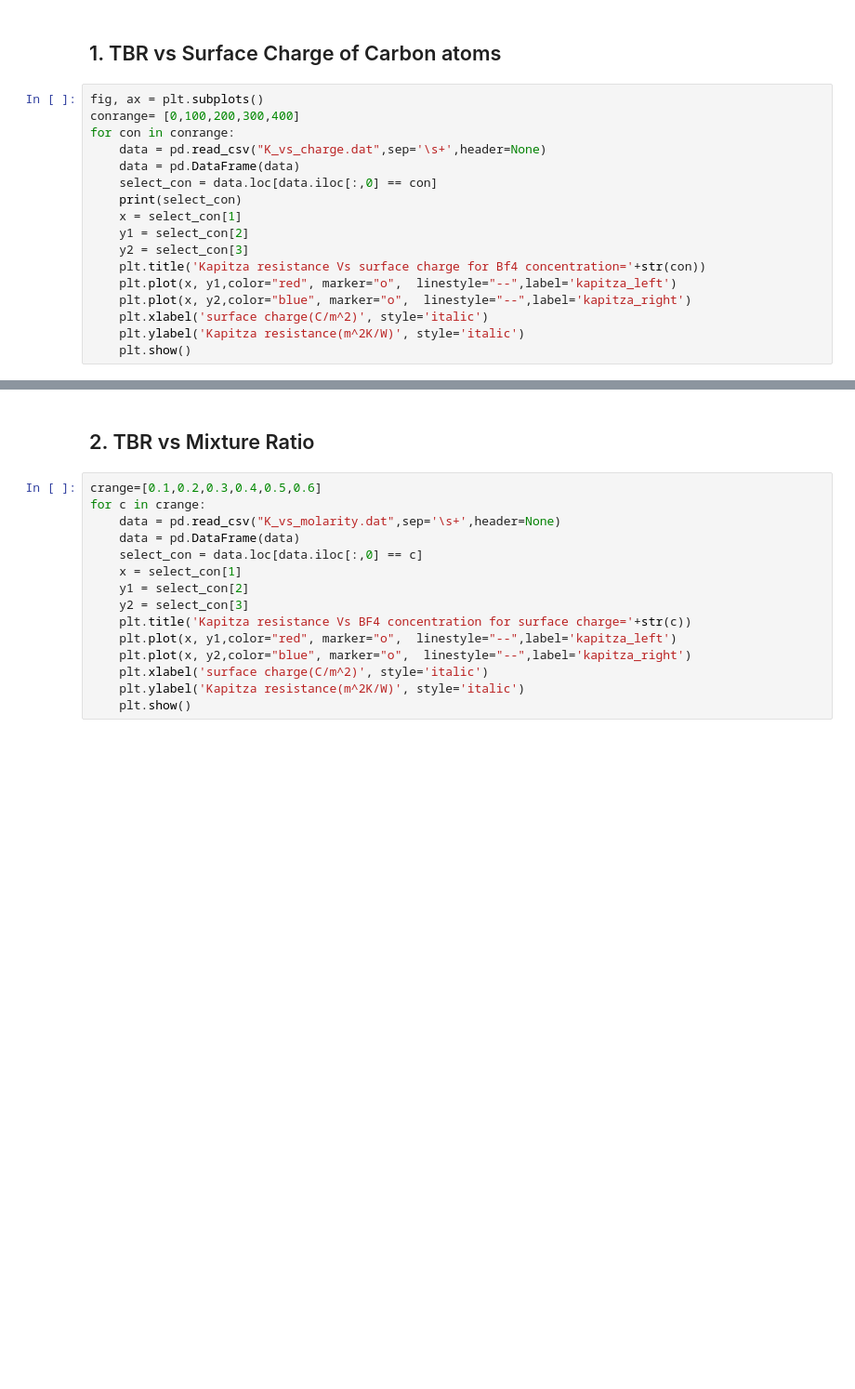
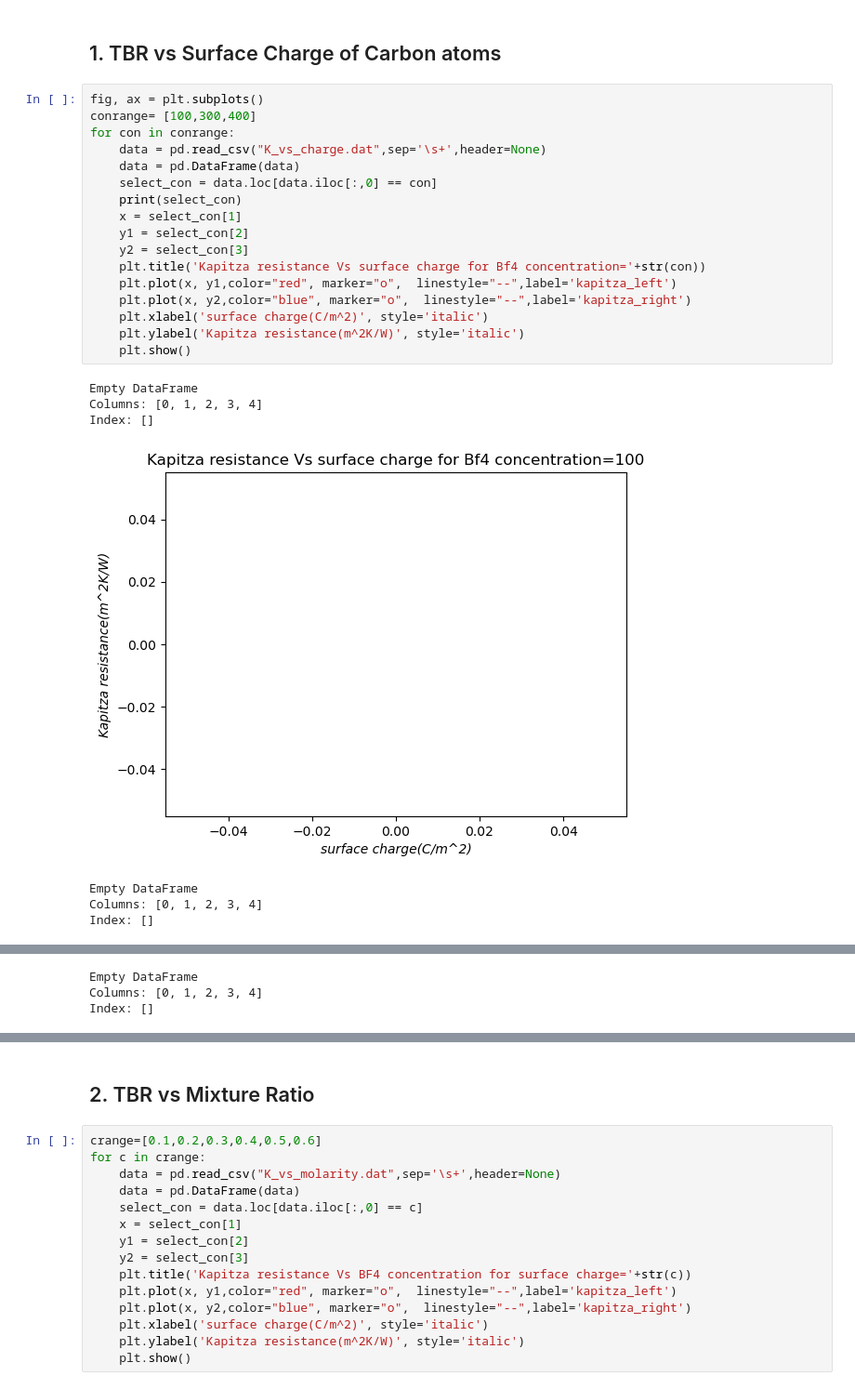
Before and after one commit to arjunampadi/Paper-1-analysis_files, a Jupyter notebook: Paper-1.ipynb, the cells around one changed output, grey strips where cells are left out. Shown at 93% size. Cells and saved outputs as stored; diff of their text form; blank space fills up the shorter version.

```diff
--- a/Paper-1.ipynb
+++ b/Paper-1.ipynb
@@ -421,18 +421,26 @@ heatflux    = -2.6291598458334183e-06 W/m^2
 ## 1. TBR vs Surface Charge of Carbon atoms
 # %%
 fig, ax = plt.subplots()
-conrange= [0,100,200,300,400]
+conrange= [100,300,400]
 for con in conrange:
     data = pd.read_csv("K_vs_charge.dat",sep='\s+',header=None)
     data = pd.DataFrame(data)
     select_con = data.loc[data.iloc[:,0] == con]
     print(select_con)
     x = select_con[1]
     y1 = select_con[2]
     y2 = select_con[3]
     plt.title('Kapitza resistance Vs surface charge for Bf4 concentration='+str(con))
     plt.plot(x, y1,color="red", marker="o",  linestyle="--",label='kapitza_left')
     plt.plot(x, y2,color="blue", marker="o",  linestyle="--",label='kapitza_right')
     plt.xlabel('surface charge(C/m^2)', style='italic')
     plt.ylabel('Kapitza resistance(m^2K/W)', style='italic')
     plt.show()
+# %% [output]
+Empty DataFrame
+Columns: [0, 1, 2, 3, 4]
+Index: []
+[figure, added]
+Empty DataFrame
+Columns: [0, 1, 2, 3, 4]
+Index: []
@@ -438,0 +448,3 @@ for con in conrange:
+Empty DataFrame
+Columns: [0, 1, 2, 3, 4]
+Index: []
```
Also changed, not shown: parts of 4 cells of this notebook, 4 other files.
